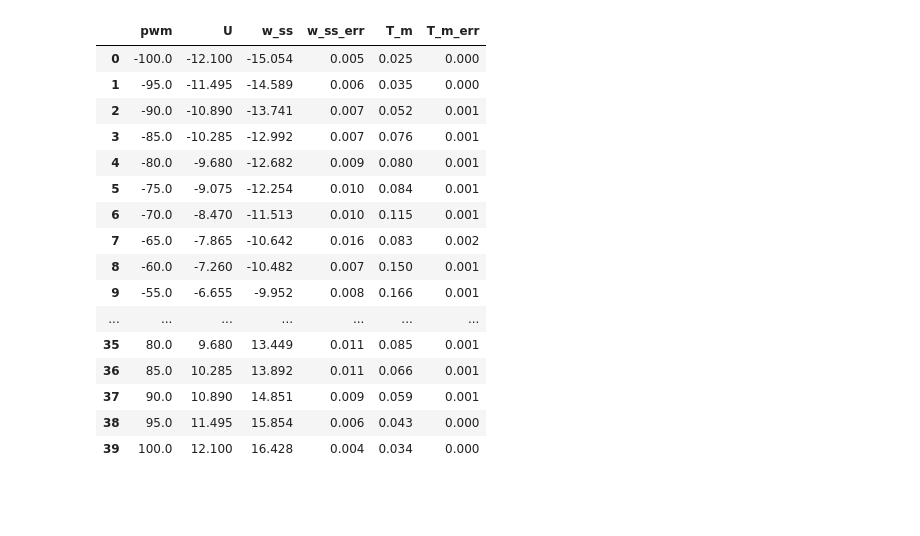
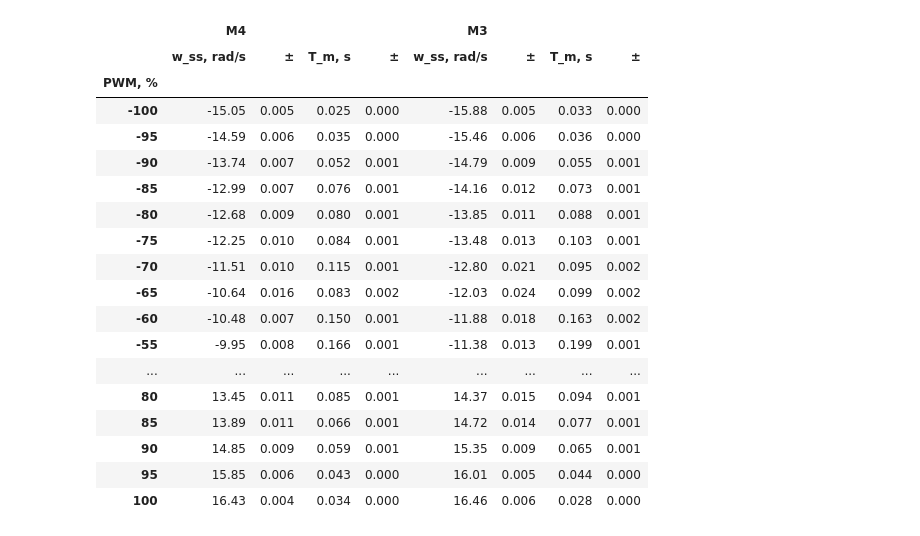
Before and after one commit to diyorbek-7/CS413---Robotics, a Jupyter notebook: Lab5/robotics_lab5_240046.ipynb, the cells around one changed output. Drawn from its saved outputs; the diff is of its cells as text; code cells hidden in the pictures; blank space fills up the shorter version.

```diff
--- a/Lab5/robotics_lab5_240046.ipynb
+++ b/Lab5/robotics_lab5_240046.ipynb
@@ -44,46 +77,43 @@ step is kept as the coasting segment.
 # %%
-def model(t, w_ss, T_m):
-    # angle of the motor after a voltage step: theta(t) = w_ss * (t - T_m + T_m * exp(-t/T_m))
+def model(t, w_ss, T_m):                   # theta(t) from section 1
     return w_ss * (t - T_m + T_m * np.exp(-t / T_m))
 
 
-def split_steps(motor):
-    # cut the long file into the 40 steps using the pwm column
-    angle, t, pwm = load(motor)
-    steps = []
-    i = 0
-    while i < len(pwm):
-        if pwm[i] == 0:                     # motor off (start block or leftover zeros): skip
-            i += 1
-            continue
-        j = i
-        while j < len(pwm) and pwm[j] == pwm[i]:        # motor on: lines i..j have the same pwm
-            j += 1
-        k = j
-        while k < len(pwm) and pwm[k] == 0:             # coasting: the 1 s with pwm 0 after the step
-            k += 1
-        # time in s and angle in rad, both starting from 0 at the moment of the step
-        steps.append(dict(level=pwm[i], t=(t[i:j] - t[i]) / 1000, theta=np.radians(angle[i:j] - angle[i]),
-                          coast=np.radians(angle[k - 1] - angle[j - 1])))
-        i = k                                   # continue after the coasting
+def split_steps(name):                     # -> list of steps: level, t [s], theta [rad], coasting angle [rad]
+    angle, t, pwm = load(name)
+    seg, steps = segments(pwm), []
+    for n, (i, j) in enumerate(seg):
+        if pwm[i] != 0:                    # a powered block; the zero block after it is the coasting
+            k = seg[n + 1][1] if n + 1 < len(seg) and pwm[j] == 0 else j
+            steps.append(dict(level=pwm[i], t=(t[i:j] - t[i]) / 1000, theta=np.radians(angle[i:j] - angle[i]),
+                              coast=np.radians(angle[k - 1] - angle[j - 1])))
     return steps
 
 
-def fit_steps(motor):
-    # fit w_ss and T_m for every step; returns one table row per step
+def fit_steps(name):                       # -> table: pwm, w_ss, T_m, their standard errors, coasting angle
     rows = []
-    for s in split_steps(motor):
-        # p0 = starting guess (+-8 rad/s, 0.1 s); bounds keep T_m between 3 ms and 2 s
+    for s in split_steps(name):
         popt, pcov = optimize.curve_fit(model, s["t"], s["theta"], p0=[np.sign(s["level"]) * 8, 0.1],
-                                        bounds=([-200, 0.003], [200, 2]))
-        err = np.sqrt(np.diag(pcov))        # standard error of w_ss and T_m
-        rows.append(dict(pwm=s["level"], U=s["level"] / 100 * battery[motor], w_ss=popt[0], w_ss_err=err[0],
-                         T_m=popt[1], T_m_err=err[1], coast_deg=np.degrees(s["coast"])))
+                                        bounds=([-200, 0.003], [200, 2]))      # T_m between 3 ms and 2 s
+        err = np.sqrt(np.diag(pcov))
+        rows.append(dict(pwm=s["level"], w_ss=popt[0], w_ss_err=err[0], T_m=popt[1], T_m_err=err[1],
+                         coast_deg=np.degrees(s["coast"])))
     return pd.DataFrame(rows)
 
 
-results = {m: fit_steps(m) for m in MOTORS}   # one table per motor
-for m in MOTORS:
-    print(f"\n{m} ({MOTORS[m]} wheel), U_battery = {battery[m]:.2f} V")
-    display(results[m][["pwm", "U", "w_ss", "w_ss_err", "T_m", "T_m_err"]].round(3))
+results = {m: fit_steps(f"steps5_{m}.txt") for m in MOTORS}
+display(pd.concat({m: pd.DataFrame({"w_ss, rad/s": r.w_ss.round(2), "±": r.w_ss_err.round(3), "T_m, s": r.T_m.round(3),
+                                    "± ": r.T_m_err.round(3)}).set_index(r.pwm.astype(int).rename("PWM, %"))
+                   for m, r in results.items()}, axis=1))
+
+fig, axes = plt.subplots(1, 2, figsize=(14, 5), sharey=True)
+for ax, m in zip(axes, MOTORS):
+    r = results[m].set_index("pwm")
+    for s in split_steps(f"steps5_{m}.txt"):
+        if s["level"] in (-100, -50, -20, 20, 50, 100):
+            p = ax.plot(s["t"], np.degrees(s["theta"]), ".", ms=3, label=f"{s['level']:.0f} %")
+            ax.plot(s["t"], np.degrees(model(s["t"], r.w_ss[s["level"]], r.T_m[s["level"]])), "-", color=p[0].get_color())
+    ax.set_title(f"{m} ({MOTORS[m]} wheel): measured (dots) and model (lines)")
+    ax.set_xlabel("t, s"); ax.set_ylabel("angle, deg"); ax.grid(alpha=0.3); ax.legend(fontsize=8)
+plt.show()
 # %% [output]
@@ -91,17 +120,19 @@ M4 (left wheel), U_battery = 12.10 V
-|  | pwm | U | w_ss | w_ss_err | T_m | T_m_err |
-| 0 | -100.0 | -12.100 | -15.054 | 0.005 | 0.025 | 0.000 |
-| 1 | -95.0 | -11.495 | -14.589 | 0.006 | 0.035 | 0.000 |
-| 2 | -90.0 | -10.890 | -13.741 | 0.007 | 0.052 | 0.001 |
-| 3 | -85.0 | -10.285 | -12.992 | 0.007 | 0.076 | 0.001 |
-| 4 | -80.0 | -9.680 | -12.682 | 0.009 | 0.080 | 0.001 |
-| 5 | -75.0 | -9.075 | -12.254 | 0.010 | 0.084 | 0.001 |
-| 6 | -70.0 | -8.470 | -11.513 | 0.010 | 0.115 | 0.001 |
-| 7 | -65.0 | -7.865 | -10.642 | 0.016 | 0.083 | 0.002 |
-| 8 | -60.0 | -7.260 | -10.482 | 0.007 | 0.150 | 0.001 |
-| 9 | -55.0 | -6.655 | -9.952 | 0.008 | 0.166 | 0.001 |
-| ... | ... | ... | ... | ... | ... | ... |
-| 35 | 80.0 | 9.680 | 13.449 | 0.011 | 0.085 | 0.001 |
-| 36 | 85.0 | 10.285 | 13.892 | 0.011 | 0.066 | 0.001 |
-| 37 | 90.0 | 10.890 | 14.851 | 0.009 | 0.059 | 0.001 |
-| 38 | 95.0 | 11.495 | 15.854 | 0.006 | 0.043 | 0.000 |
-| 39 | 100.0 | 12.100 | 16.428 | 0.004 | 0.034 | 0.000 |
+|  | M4 |  |  |  | M3 |  |  |  |
+|  | w_ss, rad/s | ± | T_m, s | ± | w_ss, rad/s | ± | T_m, s | ± |
+| PWM, % |  |  |  |  |  |  |  |  |
+| -100 | -15.05 | 0.005 | 0.025 | 0.000 | -15.88 | 0.005 | 0.033 | 0.000 |
+| -95 | -14.59 | 0.006 | 0.035 | 0.000 | -15.46 | 0.006 | 0.036 | 0.000 |
+| -90 | -13.74 | 0.007 | 0.052 | 0.001 | -14.79 | 0.009 | 0.055 | 0.001 |
+| -85 | -12.99 | 0.007 | 0.076 | 0.001 | -14.16 | 0.012 | 0.073 | 0.001 |
+| -80 | -12.68 | 0.009 | 0.080 | 0.001 | -13.85 | 0.011 | 0.088 | 0.001 |
+| -75 | -12.25 | 0.010 | 0.084 | 0.001 | -13.48 | 0.013 | 0.103 | 0.001 |
+| -70 | -11.51 | 0.010 | 0.115 | 0.001 | -12.80 | 0.021 | 0.095 | 0.002 |
+| -65 | -10.64 | 0.016 | 0.083 | 0.002 | -12.03 | 0.024 | 0.099 | 0.002 |
+| -60 | -10.48 | 0.007 | 0.150 | 0.001 | -11.88 | 0.018 | 0.163 | 0.002 |
+| -55 | -9.95 | 0.008 | 0.166 | 0.001 | -11.38 | 0.013 | 0.199 | 0.001 |
+| ... | ... | ... | ... | ... | ... | ... | ... | ... |
+| 80 | 13.45 | 0.011 | 0.085 | 0.001 | 14.37 | 0.015 | 0.094 | 0.001 |
+| 85 | 13.89 | 0.011 | 0.066 | 0.001 | 14.72 | 0.014 | 0.077 | 0.001 |
+| 90 | 14.85 | 0.009 | 0.059 | 0.001 | 15.35 | 0.009 | 0.065 | 0.001 |
+| 95 | 15.85 | 0.006 | 0.043 | 0.000 | 16.01 | 0.005 | 0.044 | 0.000 |
+| 100 | 16.43 | 0.004 | 0.034 | 0.000 | 16.46 | 0.006 | 0.028 | 0.000 |
```
Also changed, not shown: parts of 29 cells of this notebook, 7 other files.
